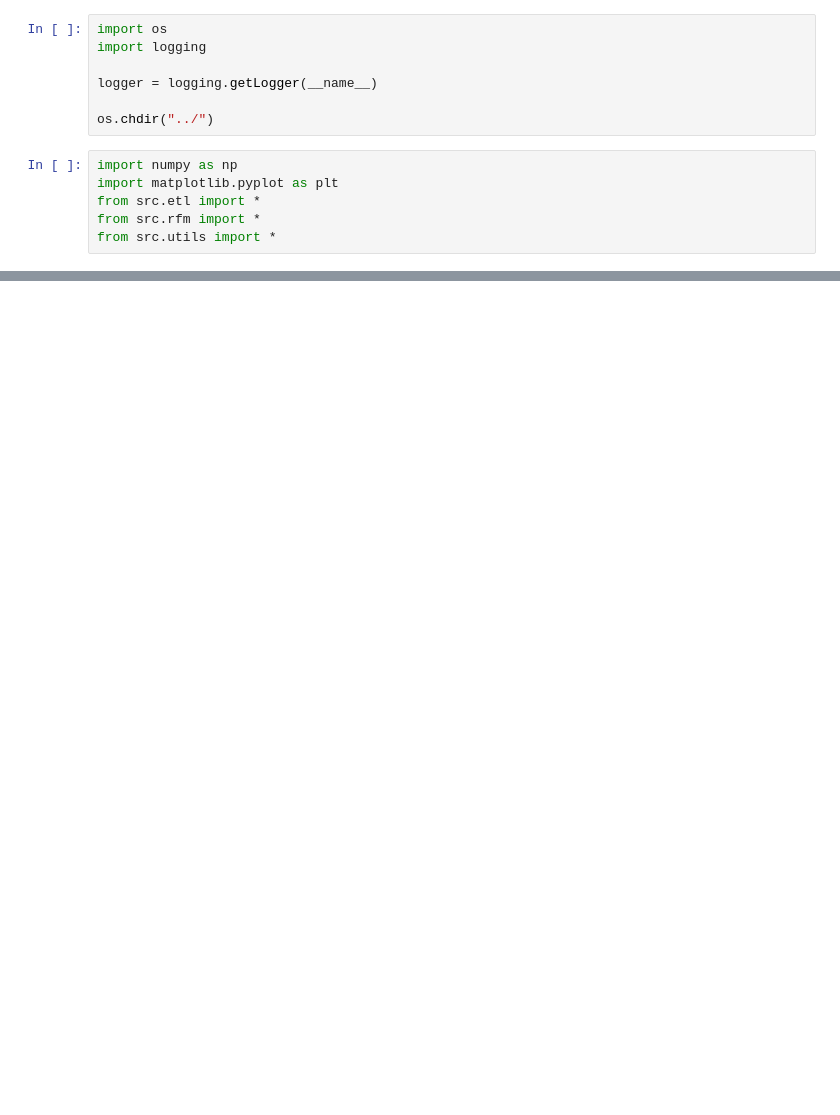
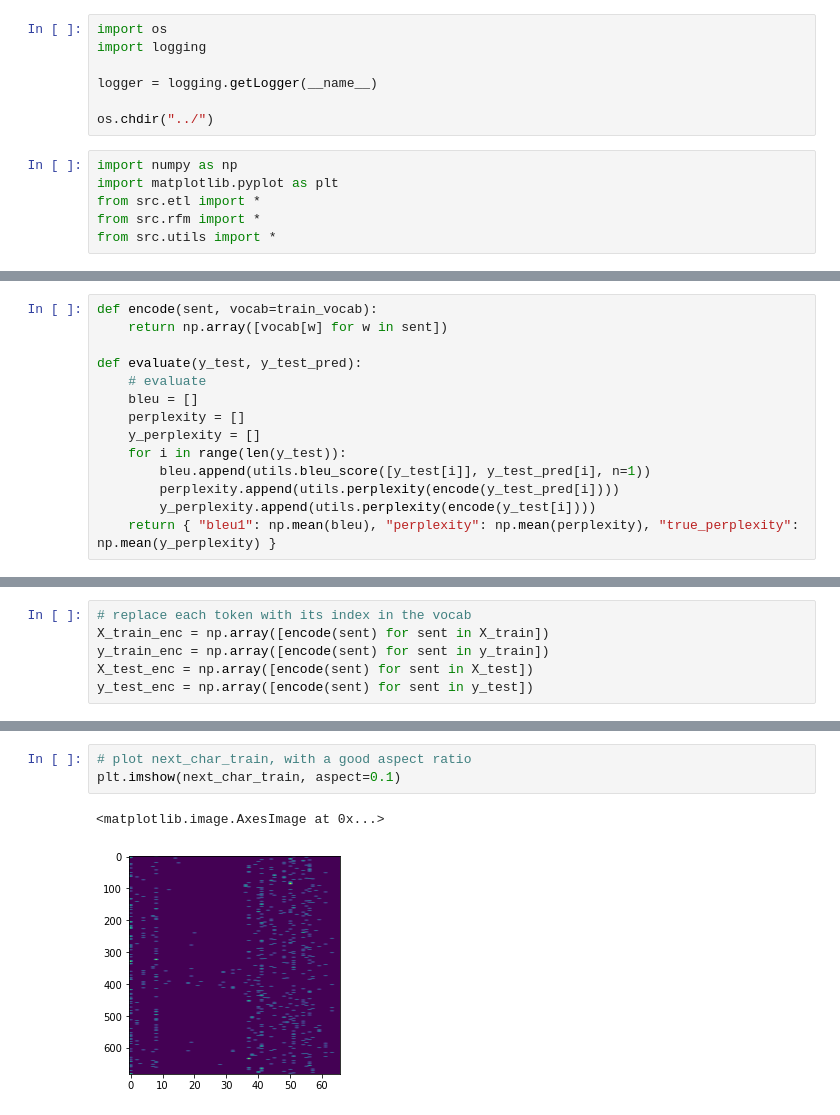
Before and after one commit to agupta01/ml-theory-capstone, a Jupyter notebook: notebooks/rfmtext.ipynb, the cells around one changed output, grey strips where cells are left out. Saved outputs shown, nothing was run; the diff lists cells and outputs as text; blank space fills up the shorter version.

```diff
--- a/notebooks/rfmtext.ipynb
+++ b/notebooks/rfmtext.ipynb
@@ -29,0 +192,14 @@ array([[1., 0., 0., ..., 0., 0., 0.],
+# %%
+def encode(sent, vocab=train_vocab):
+    return np.array([vocab[w] for w in sent])
+
+def evaluate(y_test, y_test_pred):
+    # evaluate
+    bleu = []
+    perplexity = []
+    y_perplexity = []
+    for i in range(len(y_test)):
+        bleu.append(utils.bleu_score([y_test[i]], y_test_pred[i], n=1))
+        perplexity.append(utils.perplexity(encode(y_test_pred[i])))
+        y_perplexity.append(utils.perplexity(encode(y_test[i])))
+    return { "bleu1": np.mean(bleu), "perplexity": np.mean(perplexity), "true_perplexity": np.mean(y_perplexity) }
@@ -29,0 +214,6 @@ array([[1., 0., 0., ..., 0., 0., 0.],
+# %%
+# replace each token with its index in the vocab
+X_train_enc = np.array([encode(sent) for sent in X_train])
+y_train_enc = np.array([encode(sent) for sent in y_train])
+X_test_enc = np.array([encode(sent) for sent in X_test])
+y_test_enc = np.array([encode(sent) for sent in y_test])
@@ -29,0 +264,6 @@ array([[1., 0., 0., ..., 0., 0., 0.],
+# %%
+# plot next_char_train, with a good aspect ratio
+plt.imshow(next_char_train, aspect=0.1)
+# %% [output]
+<matplotlib.image.AxesImage at 0x...>
+[figure, added]
```
Also changed, not shown: parts of 39 cells of this notebook, 10 other files.
